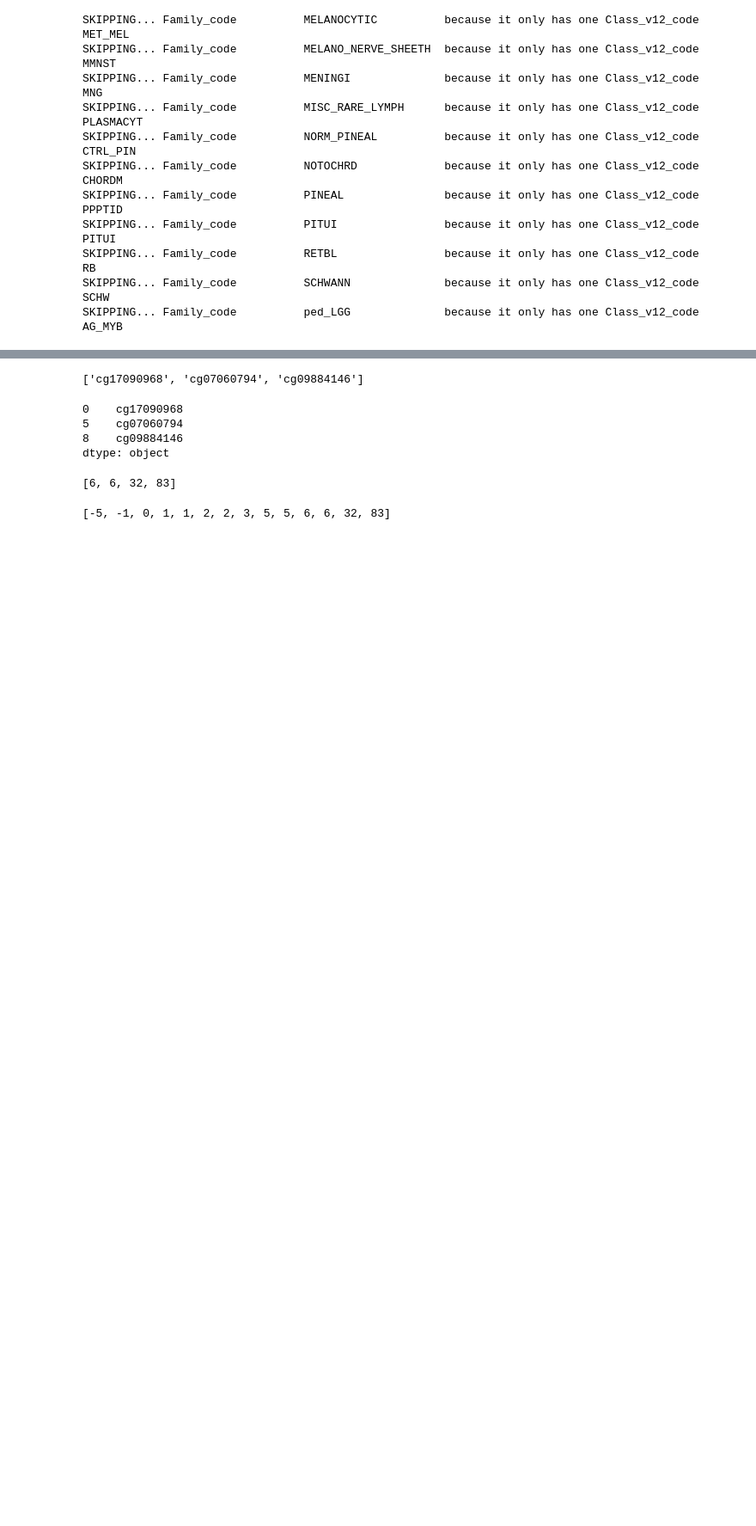
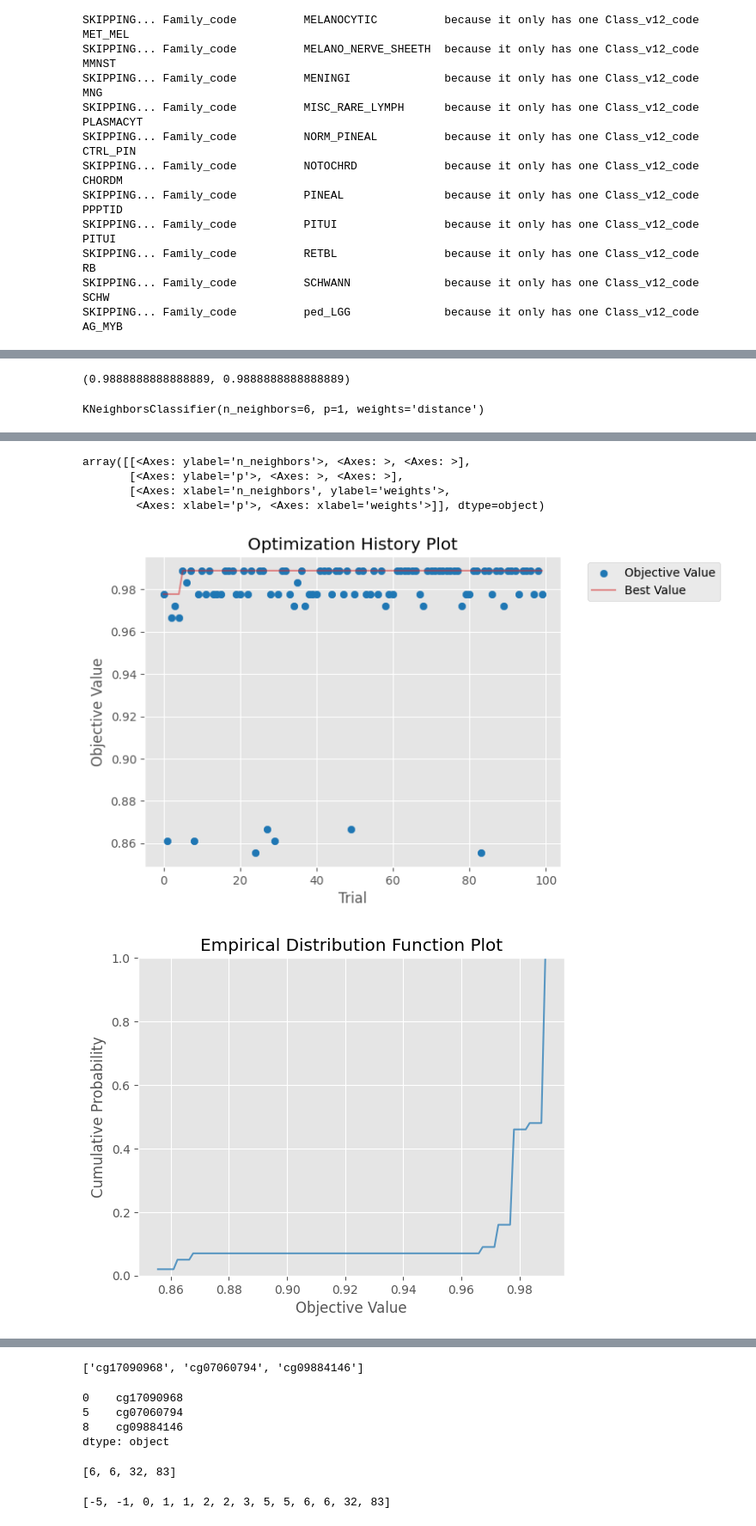
Before and after one commit to PhillipMaire/methyl_chla, a Jupyter notebook: notebooks/working/feature selection_V2.ipynb, the cells around one changed output, grey strips where cells are left out. Shown: that part at 86% size. Saved outputs shown, nothing was run; the diff lists cells and outputs as text; code cells hidden in the pictures; blank space fills up the shorter version.

```diff
--- a/notebooks/working/feature selection_V2.ipynb
+++ b/notebooks/working/feature selection_V2.ipynb
@@ -540,0 +954,9 @@ Name: Superfamily_code, dtype: bool ['cg14710529', 'cg16410524', 'cg03909863']
+# %%
+# Example usage
+X, y = df_for_training[selected_features_keys], df_for_training[target_key].iloc[:, 0]
+
+metric_fn = 'roc_auc'  # Scoring metric
+direction='maximize'
+
+knn_study = DefaultOptunaStudies.default_knn_study(X, y, metric_fn=metric_fn, direction=direction, n_trials=100, cv_folds=3)
+rf_study = DefaultOptunaStudies.default_rf_study(X, y, metric_fn=metric_fn, direction=direction, n_trials=100, cv_folds=3)
@@ -540,0 +1014,28 @@ Name: Superfamily_code, dtype: bool ['cg14710529', 'cg16410524', 'cg03909863']
+# %%
+rf_best_score, knn_best_score
+# %% [output]
+(0.9888888888888889, 0.9888888888888889)
+# %%
+
+rf_model = RandomForestClassifier(**rf_best_params, random_state=42)
+rf_model.fit(X, y)
+
+
+knn_model = KNeighborsClassifier(**knn_best_params)
+knn_model.fit(X, y)
+# %% [output]
+KNeighborsClassifier(n_neighbors=6, p=1, weights='distance')
+# %%
+from optuna.visualization.matplotlib import plot_optimization_history, plot_edf, plot_param_importances, plot_slice, plot_contour
+
+# Optimization History
+plot_optimization_history(knn_study)
+# Empirical Distribution Function (EDF)
+plot_edf(knn_study)
+# Parameter Importance
+plot_param_importances(knn_study)
+# Slice Plot
+plot_slice(knn_study)
+# Contour Plot
+plot_contour(knn_study)
+# %% [output]
@@ -540,0 +1057,6 @@ Name: Superfamily_code, dtype: bool ['cg14710529', 'cg16410524', 'cg03909863']
+array([[<Axes: ylabel='n_neighbors'>, <Axes: >, <Axes: >],
+       [<Axes: ylabel='p'>, <Axes: >, <Axes: >],
+       [<Axes: xlabel='n_neighbors', ylabel='weights'>,
+        <Axes: xlabel='p'>, <Axes: xlabel='weights'>]], dtype=object)
+[figure, added]
+[figure, added]
```
Also changed, not shown: parts of 42 cells of this notebook, 4 other files.
